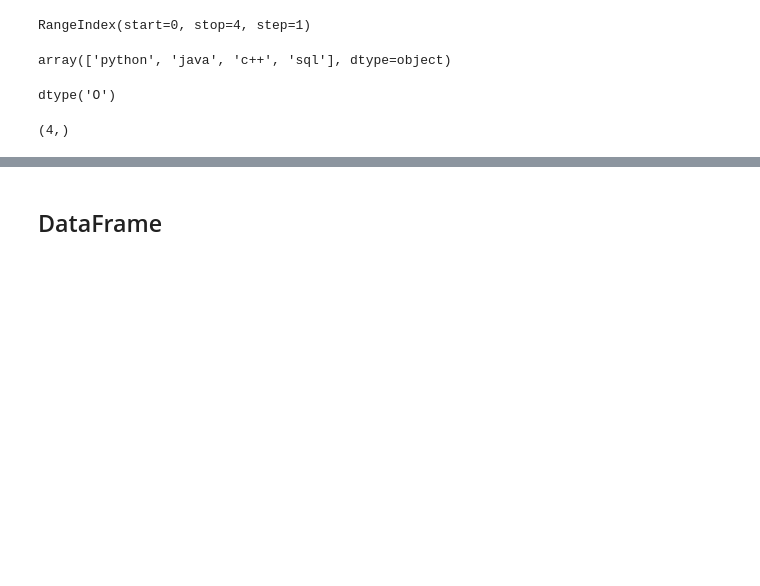
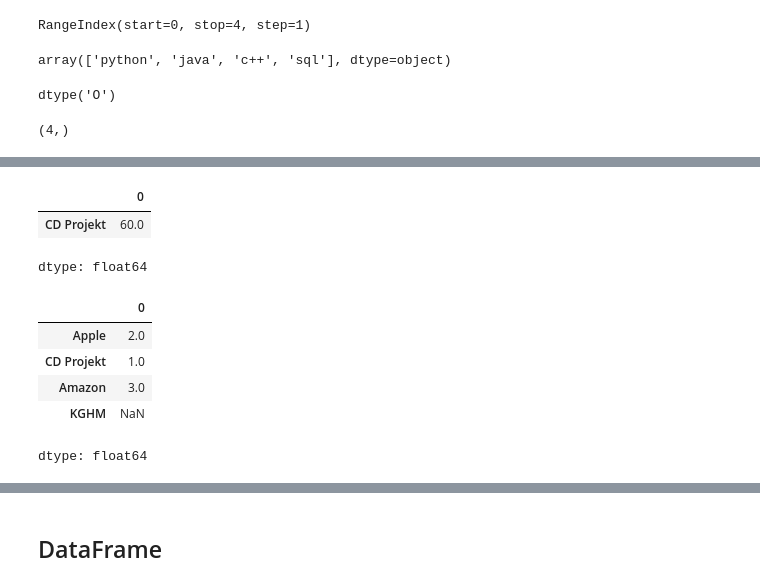
Before and after one commit to sebakrys/data-science-bootcamp-A-Z, a Jupyter notebook: 04_pandas_pt1_intro.ipynb, the cells around one changed output, grey strips where cells are left out. Drawn from its saved outputs; the diff is of its cells as text; code cells hidden in the pictures; blank space fills up the shorter version.

```diff
--- a/04_pandas_pt1_intro.ipynb
+++ b/04_pandas_pt1_intro.ipynb
@@ -121,0 +189,15 @@ s.shape
+# %%
+price.nsmallest(1)
+# %% [output]
+|  | 0 |
+| CD Projekt | 60.0 |
+dtype: float64
+# %%
+price.rank()
+# %% [output]
+|  | 0 |
+| Apple | 2.0 |
+| CD Projekt | 1.0 |
+| Amazon | 3.0 |
+| KGHM | NaN |
+dtype: float64
```
Also changed, not shown: parts of 15 cells of this notebook.
